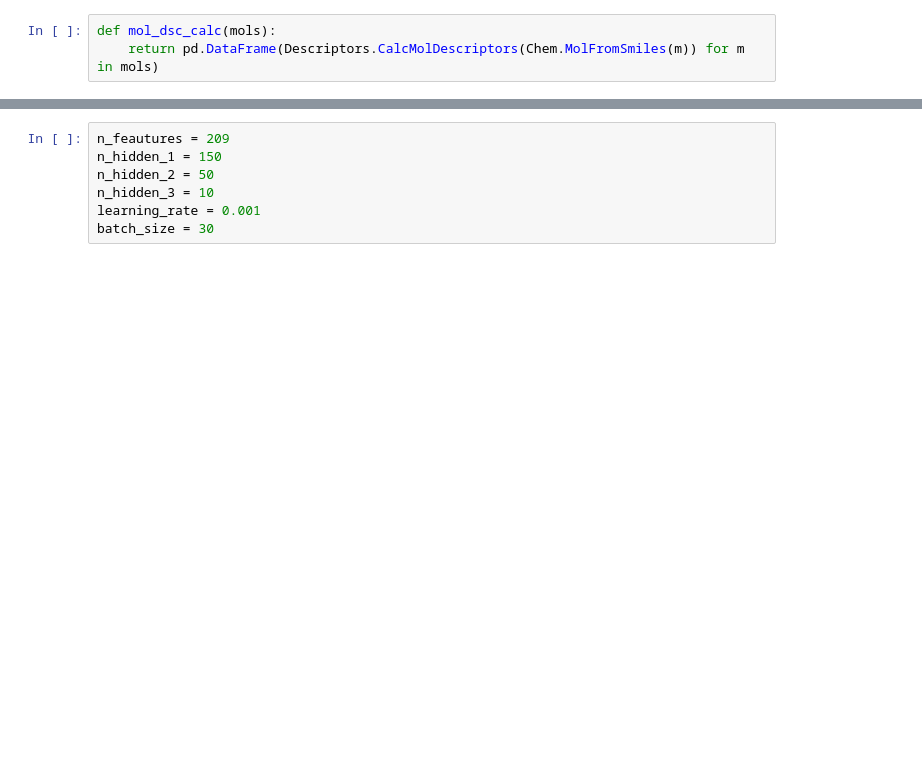
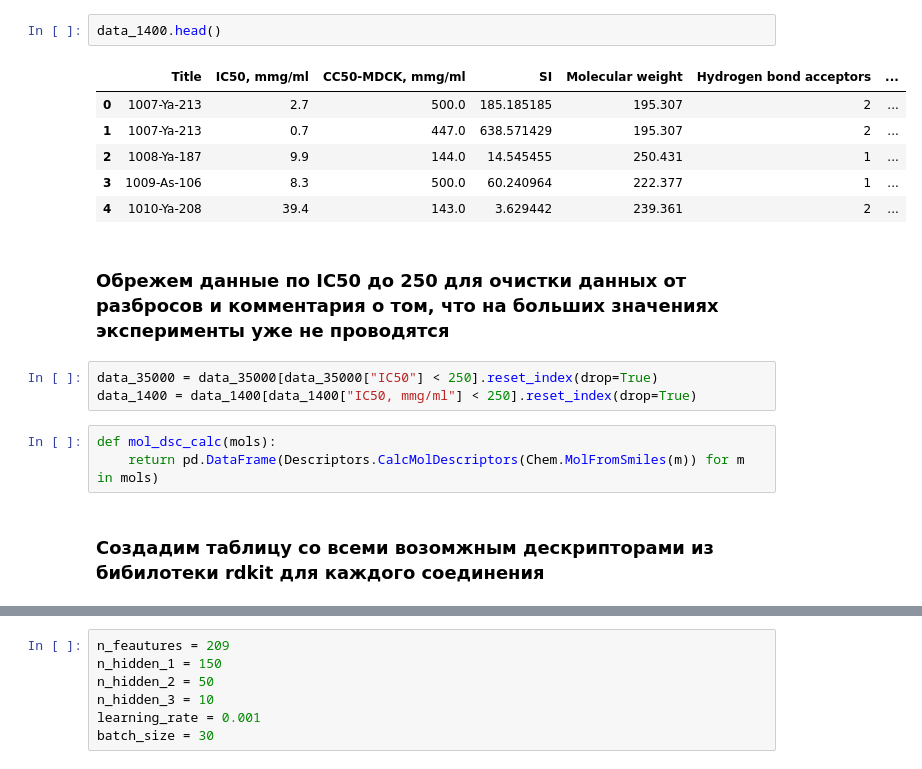
Before and after one commit to Kriolannd/coders, a Jupyter notebook: atom.ipynb, the cells around one changed output, grey strips where cells are left out. Cells and saved outputs as stored; diff of their text form; blank space fills up the shorter version.

```diff
--- a/atom.ipynb
+++ b/atom.ipynb
@@ -46,5 +25,21 @@ data
+# %%
+data_1400.head()
+# %% [output]
+|  | Title | IC50, mmg/ml | CC50-MDCK, mmg/ml | SI | Molecular weight | Hydrogen bond acceptors | ... |
+| 0 | 1007-Ya-213 | 2.7 | 500.0 | 185.185185 | 195.307 | 2 | ... |
+| 1 | 1007-Ya-213 | 0.7 | 447.0 | 638.571429 | 195.307 | 2 | ... |
+| 2 | 1008-Ya-187 | 9.9 | 144.0 | 14.545455 | 250.431 | 1 | ... |
+| 3 | 1009-As-106 | 8.3 | 500.0 | 60.240964 | 222.377 | 1 | ... |
+| 4 | 1010-Ya-208 | 39.4 | 143.0 | 3.629442 | 239.361 | 2 | ... |
+# %% [markdown]
+### Обрежем данные по IC50 до 250 для очистки данных от разбросов и комментария о том, что на больших значениях эксперименты уже не проводятся
+# %%
+data_35000 = data_35000[data_35000["IC50"] < 250].reset_index(drop=True)
+data_1400 = data_1400[data_1400["IC50, mmg/ml"] < 250].reset_index(drop=True)
 # %%
 def mol_dsc_calc(mols):
     return pd.DataFrame(Descriptors.CalcMolDescriptors(Chem.MolFromSmiles(m)) for m in mols)
+# %% [markdown]
+### Создадим таблицу со всеми возомжным дескрипторами из бибилотеки rdkit для каждого соединения
 # %%
 descriptor_transformer = FunctionTransformer(mol_dsc_calc)
```
Also changed, not shown: parts of 40 cells of this notebook.
